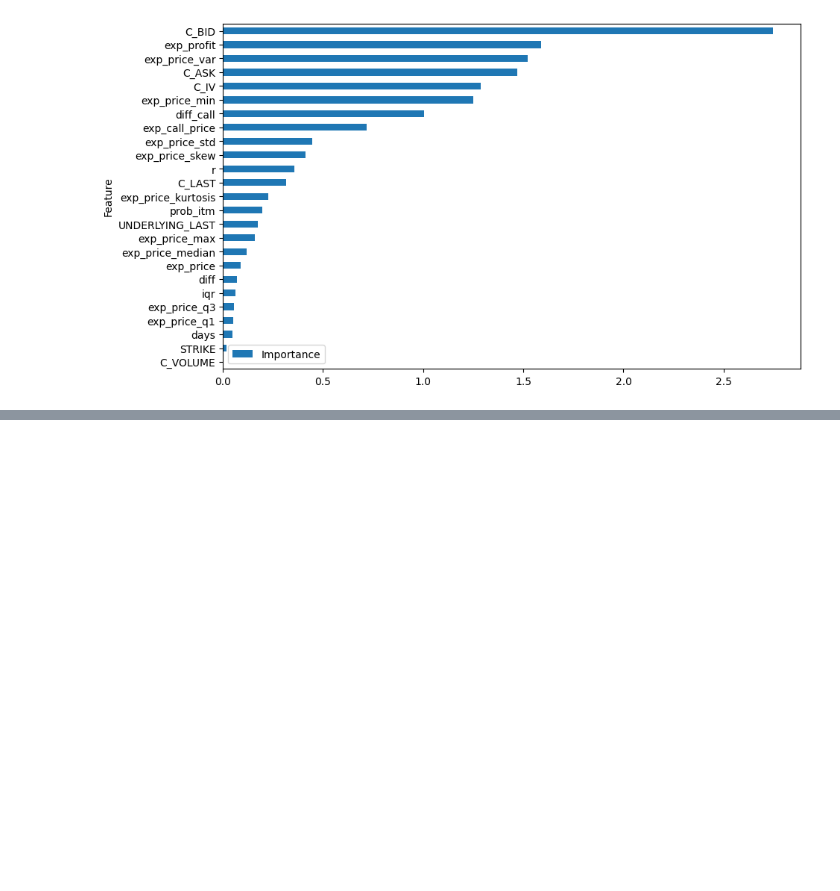
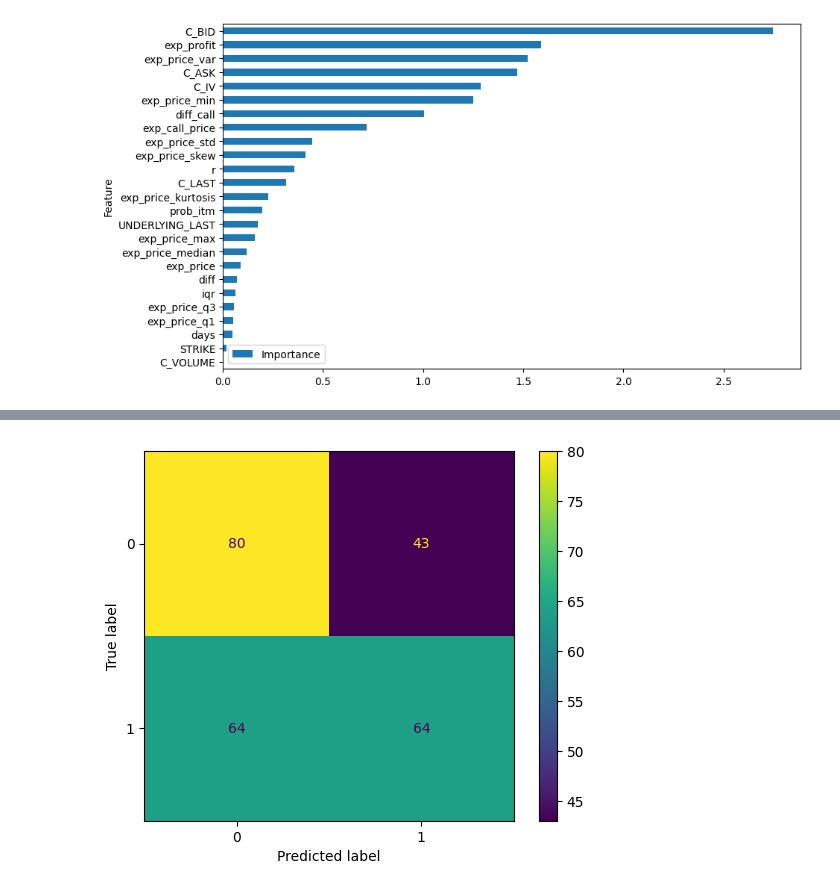
Before and after one commit to adalseno/mmar, a Jupyter notebook: notebooks/ml_log_reg_base.ipynb, the cells around one changed output, grey strips where cells are left out. Drawn from its saved outputs; the diff is of its cells as text; code cells hidden in the pictures; blank space fills up the shorter version.

```diff
--- a/notebooks/ml_log_reg_base.ipynb
+++ b/notebooks/ml_log_reg_base.ipynb
@@ -594,0 +876,8 @@ feature_importance.plot(x='Feature', y='Importance', kind='barh', figsize=(10, 6
+# %%
+# Grid search
+lg_grid = GridSearchCV(
+    estimator=pipe, param_grid=param_grid, cv=5, verbose=verbose_level, n_jobs=n_jobs
+)
+# %%
+# Fit the search model
+lg_grid.fit(X_train, y_train)
@@ -594,0 +944,2 @@ feature_importance.plot(x='Feature', y='Importance', kind='barh', figsize=(10, 6
+# %%
+best_model = lg_grid.best_estimator_
@@ -594,0 +950,2 @@ feature_importance.plot(x='Feature', y='Importance', kind='barh', figsize=(10, 6
+# %%
+predictions = best_model.predict(X_test)
@@ -594,0 +963,7 @@ feature_importance.plot(x='Feature', y='Importance', kind='barh', figsize=(10, 6
+# %%
+cm = confusion_matrix(y_test, predictions)
+disp = ConfusionMatrixDisplay(confusion_matrix=cm)
+disp.plot()
+plt.show()
+# %% [output]
+[figure, added]
```
Also changed, not shown: parts of 57 cells of this notebook, 1 other file.
